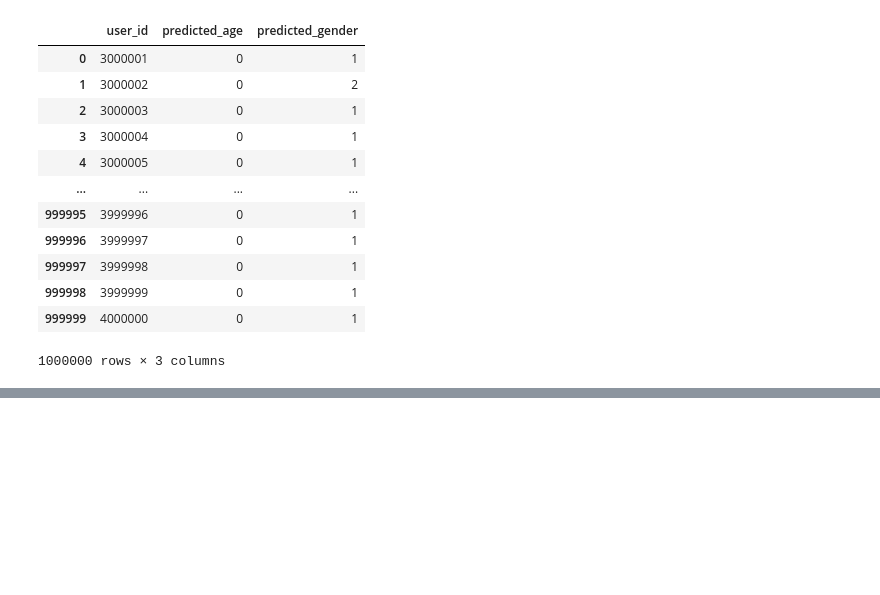
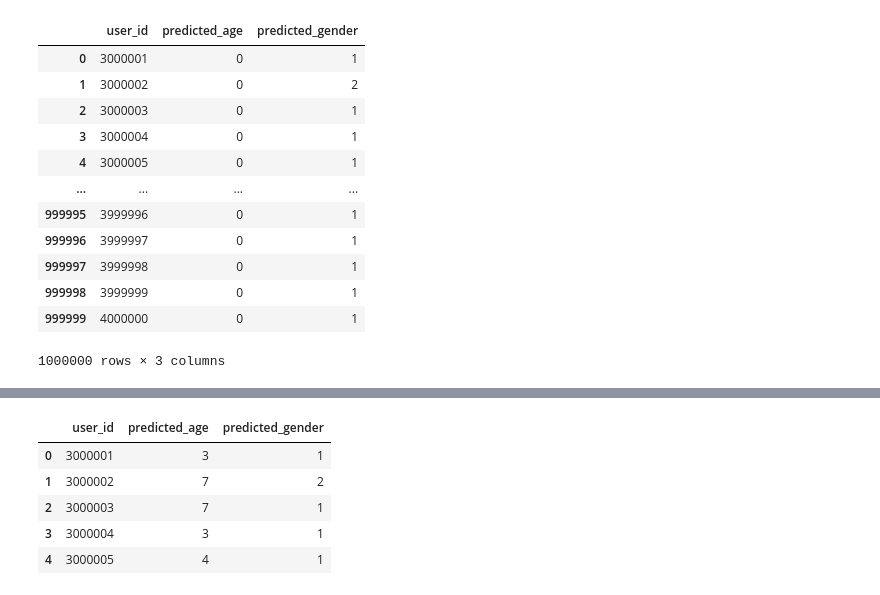
Before and after one commit to doutv/TXAdvertisementCompetition, a Jupyter notebook: version/lgb_tfidf.ipynb, the cells around one changed output, grey strips where cells are left out. Cells and saved outputs as stored; diff of their text form; code cells hidden in the pictures; blank space fills up the shorter version.

```diff
--- a/version/lgb_tfidf.ipynb
+++ b/version/lgb_tfidf.ipynb
@@ -240,0 +315,11 @@ submission.to_csv('./submission.csv')
+# %%
+submission = df[['user_id', 'age', 'predicted_gender']]
+submission.columns = ['user_id', 'predicted_age', 'predicted_gender']
+submission.head(5)
+# %% [output]
+|  | user_id | predicted_age | predicted_gender |
+| 0 | 3000001 | 3 | 1 |
+| 1 | 3000002 | 7 | 2 |
+| 2 | 3000003 | 7 | 1 |
+| 3 | 3000004 | 3 | 1 |
+| 4 | 3000005 | 4 | 1 |
```
Also changed, not shown: parts of 5 cells of this notebook, 3 other files.
